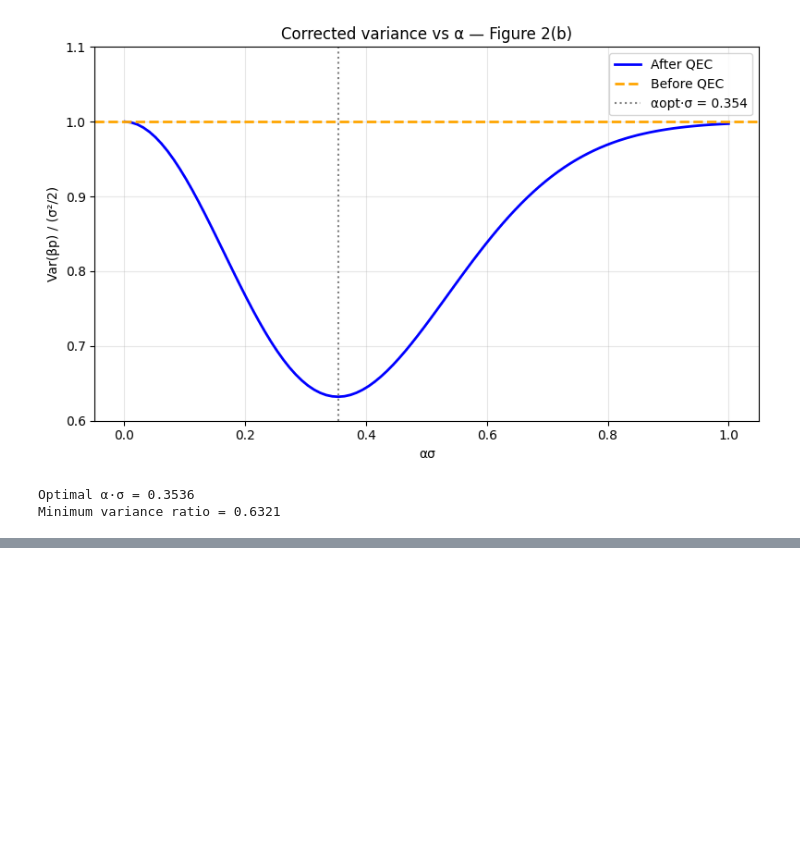
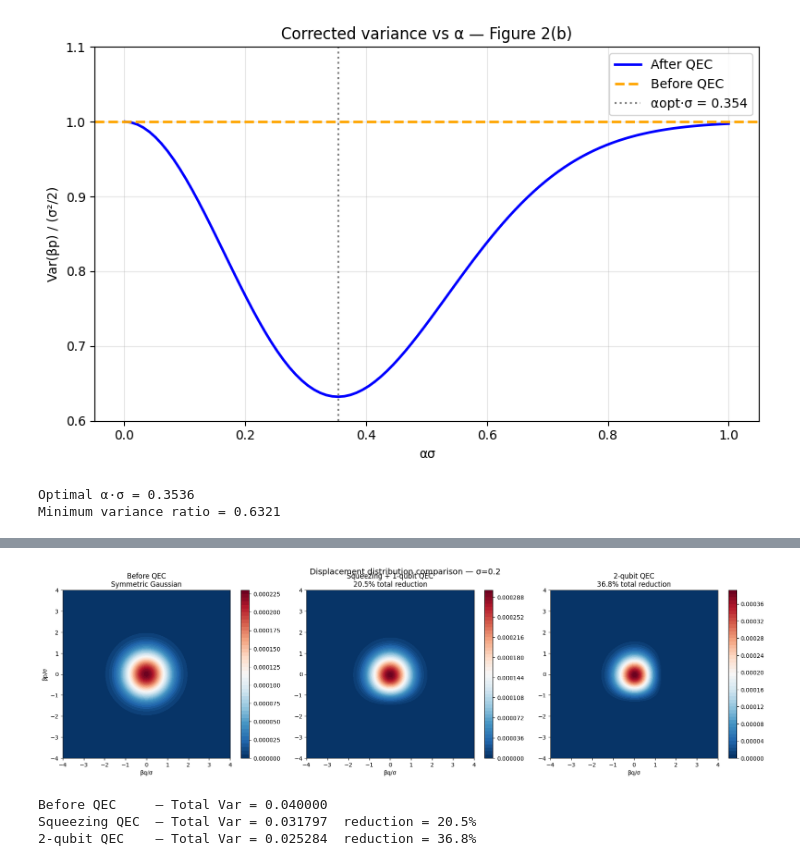
Before and after one commit to neginrazian/CV-QEC, a Jupyter notebook: cv_qec.ipynb, the cells around one changed output, grey strips where cells are left out. Cells and saved outputs as stored; diff of their text form; code cells hidden in the pictures; blank space fills up the shorter version.

```diff
--- a/cv_qec.ipynb
+++ b/cv_qec.ipynb
@@ -174,0 +401,53 @@ Minimum variance ratio = 0.6321
+# %%
+# Three panel comparison
+fig, axes = plt.subplots(1, 3, figsize=(18, 5))
+
+# ── Panel 1: Before QEC ───────────────────────────────
+cont0 = axes[0].contourf(BQ/sigma, BP/sigma, P_before, levels=50, cmap='RdBu_r')
+plt.colorbar(cont0, ax=axes[0])
+axes[0].set_title('Before QEC\nSymmetric Gaussian')
+axes[0].set_xlabel('βq/σ')
+axes[0].set_ylabel('βp/σ')
+axes[0].set_aspect('equal')
+
+# ── Panel 2: Squeezing + 1-qubit QEC ─────────────────
+# Recompute squeezing distribution on same grid
+sigma_q = sigma * np.exp(2*zeta_opt)
+sigma_p = sigma * np.exp(-2*zeta_opt)
+alpha_opt_sq = 1 / (np.sqrt(8) * sigma_p)
+beta_bar_sq  = 2 * alpha_opt_sq * sigma_p**2 * np.exp(-4 * alpha_opt_sq**2 * sigma_p**2)
+
+P_squeezed = (G(BQ, sigma_q) *
+              G(BP + beta_bar_sq, sigma_p) *
+              (1 + np.sin(4 * alpha_opt_sq * (BP + beta_bar_sq))))
+P_squeezed /= np.sum(P_squeezed)
+
+cont1 = axes[1].contourf(BQ/sigma, BP/sigma, P_squeezed, levels=50, cmap='RdBu_r')
+plt.colorbar(cont1, ax=axes[1])
+axes[1].set_title('Squeezing + 1-qubit QEC\n20.5% total reduction')
+axes[1].set_xlabel('βq/σ')
+axes[1].set_aspect('equal')
+
+# ── Panel 3: 2-qubit QEC ─────────────────────────────
+cont2 = axes[2].contourf(BQ/sigma, BP/sigma, P_after_2qubit, levels=50, cmap='RdBu_r')
+plt.colorbar(cont2, ax=axes[2])
+axes[2].set_title('2-qubit QEC\n36.8% total reduction')
+axes[2].set_xlabel('βq/σ')
+axes[2].set_aspect('equal')
+
+plt.suptitle(f'Displacement distribution comparison — σ={sigma}', fontsize=14)
+plt.tight_layout()
+plt.show()
+
+# Print summary
+var_sq_q = np.sum(BQ**2 * P_squeezed)
+var_sq_p = np.sum(BP**2 * P_squeezed)
+
+print(f"Before QEC     — Total Var = {var_q_before+var_p_before:.6f}")
+print(f"Squeezing QEC  — Total Var = {var_sq_q+var_sq_p:.6f}  reduction = {(1-(var_sq_q+var_sq_p)/(var_q_before+var_p_before))*100:.1f}%")
+print(f"2-qubit QEC    — Total Var = {var_q_after+var_p_after:.6f}  reduction = {(1-(var_q_after+var_p_after)/(var_q_before+var_p_before))*100:.1f}%")
+# %% [output]
+[figure, added]
+Before QEC     — Total Var = 0.040000
+Squeezing QEC  — Total Var = 0.031797  reduction = 20.5%
+2-qubit QEC    — Total Var = 0.025284  reduction = 36.8%
```
Also changed, not shown: parts of 6 cells of this notebook.
